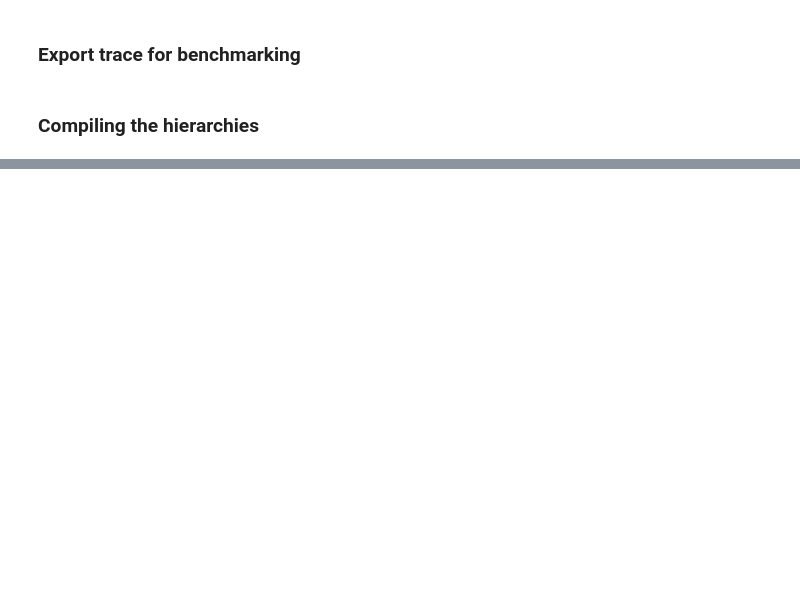
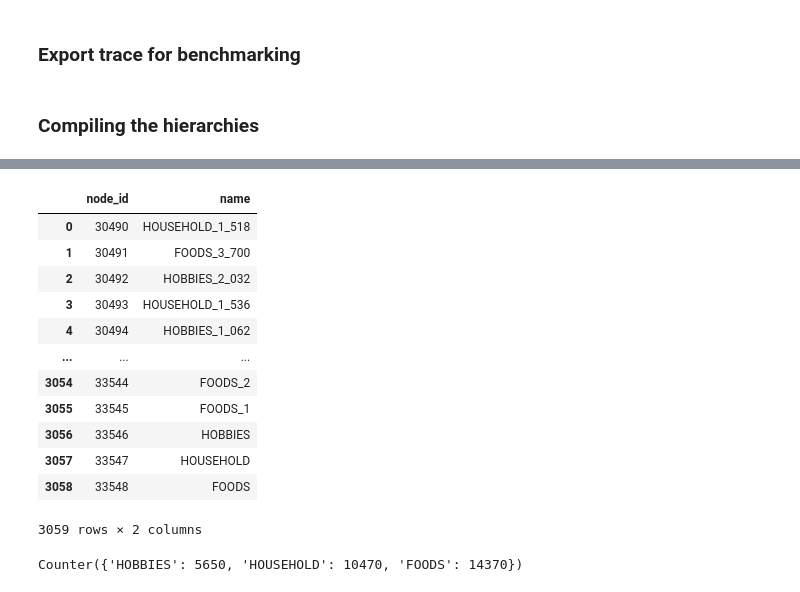
Before and after one commit to liaopeiyuan/large-scale-hts-reconciliation, a Jupyter notebook: notebooks/prepare_m5_forecast.ipynb, the cells around one changed output, grey strips where cells are left out. Cells and saved outputs as stored; diff of their text form; code cells hidden in the pictures; blank space fills up the shorter version.

```diff
--- a/notebooks/prepare_m5_forecast.ipynb
+++ b/notebooks/prepare_m5_forecast.ipynb
@@ -162,4 +196,20 @@ for s in [level3, level2, level1]:
     curr_sum += len(s)
 # %%
 parent_node_mapping_df = pd.DataFrame(parent_node_mapping)
+# %%
+parent_node_mapping_df
+# %% [output]
+|  | node_id | name |
+| 0 | 30490 | HOUSEHOLD_1_518 |
+| 1 | 30491 | FOODS_3_700 |
+| 2 | 30492 | HOBBIES_2_032 |
+| 3 | 30493 | HOUSEHOLD_1_536 |
+| 4 | 30494 | HOBBIES_1_062 |
+| ... | ... | ... |
+| 3054 | 33544 | FOODS_2 |
+| 3055 | 33545 | FOODS_1 |
+| 3056 | 33546 | HOBBIES |
+| 3057 | 33547 | HOUSEHOLD |
+| 3058 | 33548 | FOODS |
+3059 rows × 2 columns
 # %%
@@ -170,0 +221,5 @@ np.save(open(data_dir + 'wikipedia_time_series_prediction_raw/gt_tensor.npy', 'w
+# %%
+from collections import Counter
+Counter(node_id_map_df.level_1.values)
+# %% [output]
+Counter({'HOBBIES': 5650, 'HOUSEHOLD': 10470, 'FOODS': 14370})
```
Also changed, not shown: parts of 17 cells of this notebook, 1 other file.
